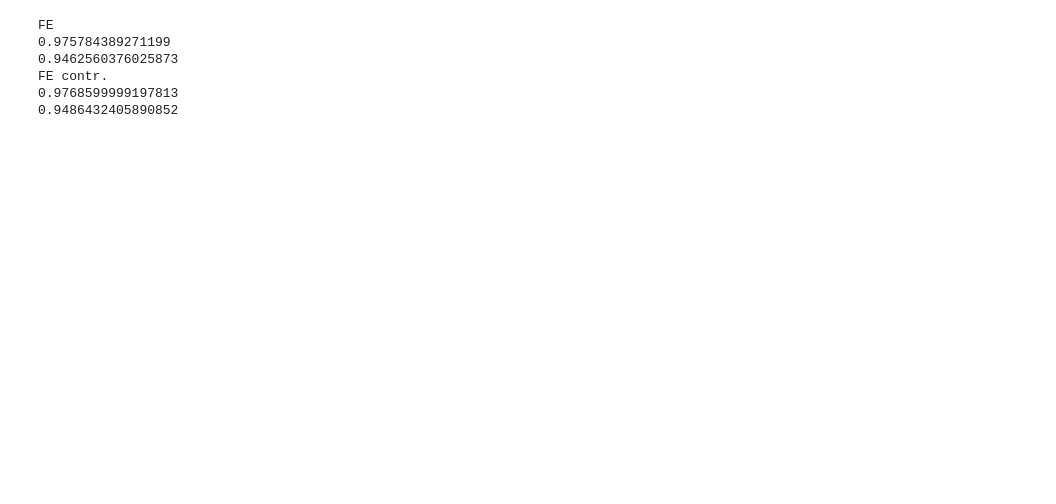
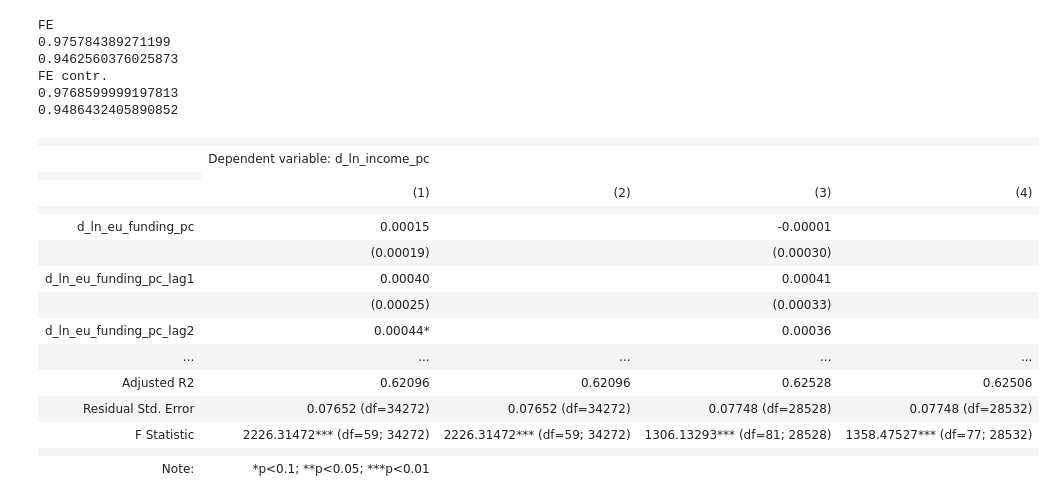
Before and after one commit to marton-nagy-marton/Data-Analysis-4, a Jupyter notebook: Term_project/MartonNagy_DA4_TermProject.ipynb, the cells around one changed output. Cells and saved outputs as stored; diff of their text form; code cells hidden in the pictures; blank space fills up the shorter version.

```diff
--- a/Term_project/MartonNagy_DA4_TermProject.ipynb
+++ b/Term_project/MartonNagy_DA4_TermProject.ipynb
@@ -1093,3 +1115,60 @@ FE
 FE contr.
 0.9768599999197813
 0.9486432405890852
+# %%
+df_small = df[df['f_muni'].isin(list(df[(df['f_year'] == 2022) & (df['pop'] < 5000)].f_muni.unique()))]
+df_large = df[df['f_muni'].isin(list(df[(df['f_year'] == 2022) & (df['pop'] >= 5000)].f_muni.unique()))]
+# %%
+m = smf.wls(formula_constructor('ln_income_pc', funding_vars + confounders + confounder_flags,
+                                diffs = True, lags = 3, time_effects = True), df_small, weights = df_small['pop'])
+s_m3_c = m.fit(
+    cov_type="cluster",
+    cov_kwds={"groups": df_small.loc[m.data.row_labels, "f_muni"]},
+)
+
+m = smf.wls(formula_constructor('ln_income_pc', funding_vars + confounders + confounder_flags,
+                                diffs = True, lags = 3, cumul = True, time_effects = True), df_small, weights = df_small['pop'])
+s_m3_c_cumul = m.fit(
+    cov_type="cluster",
+    cov_kwds={"groups": df_small.loc[m.data.row_labels, "f_muni"]},
+)
+
+m = smf.wls(formula_constructor('ln_income_pc', funding_vars + confounders + confounder_flags,
+                                diffs = True, lags = 3, leads = 2, time_effects = True), df_small, weights = df_small['pop'])
+s_m4_c = m.fit(
+    cov_type="cluster",
+    cov_kwds={"groups": df_small.loc[m.data.row_labels, "f_muni"]},
+)
+
+m = smf.wls(formula_constructor('ln_income_pc', funding_vars + confounders + confounder_flags,
+                                diffs = True, lags = 3, leads = 2, cumul = True, time_effects = True), df_small, weights = df_small['pop'])
+s_m4_c_cumul = m.fit(
+    cov_type="cluster",
+    cov_kwds={"groups": df_small.loc[m.data.row_labels, "f_muni"]},
+)
+# %%
+s_sg = Stargazer([s_m3_c, s_m3_c_cumul, s_m4_c, s_m4_c_cumul])
+s_sg.covariate_order(['d_ln_eu_funding_pc', 'd_ln_eu_funding_pc_lag1', 'd_ln_eu_funding_pc_lag2', 'd_ln_eu_funding_pc_lag3',
+                   'd_ln_eu_funding_pc_lead1', 'd_ln_eu_funding_pc_lead2', 'd_no_funding_flag', 'd_no_funding_flag_lag1',
+                   'd_no_funding_flag_lag2', 'd_no_funding_flag_lag3', 'd_no_funding_flag_lead1', 'd_no_funding_flag_lead2',
+                   'd_multi_muni_funding_flag', 'd_multi_muni_funding_flag_lag1', 'd_multi_muni_funding_flag_lag2',
+                   'd_multi_muni_funding_flag_lag3', 'd_multi_muni_funding_flag_lead1', 'd_multi_muni_funding_flag_lead2'])
+s_sg.significant_digits(5)
+s_sg
+# %% [output]
+|  |  |  |  |  |
+|  | Dependent variable: d_ln_income_pc |  |  |  |
+|  |
+|  | (1) | (2) | (3) | (4) |
+|  |  |  |  |  |
+| d_ln_eu_funding_pc | 0.00015 |  | -0.00001 |  |
+|  | (0.00019) |  | (0.00030) |  |
+| d_ln_eu_funding_pc_lag1 | 0.00040 |  | 0.00041 |  |
+|  | (0.00025) |  | (0.00033) |  |
+| d_ln_eu_funding_pc_lag2 | 0.00044* |  | 0.00036 |  |
+| ... | ... | ... | ... | ... |
+| Adjusted R2 | 0.62096 | 0.62096 | 0.62528 | 0.62506 |
+| Residual Std. Error | 0.07652 (df=34272) | 0.07652 (df=34272) | 0.07748 (df=28528) | 0.07748 (df=28532) |
+| F Statistic | 2226.31472*** (df=59; 34272) | 2226.31472*** (df=59; 34272) | 1306.13293*** (df=81; 28528) | 1358.47527*** (df=77; 28532) |
+|  |  |  |  |  |
+| Note: | *p<0.1; **p<0.05; ***p<0.01 |  |  |  |
```
Also changed, not shown: parts of 11 cells of this notebook.
